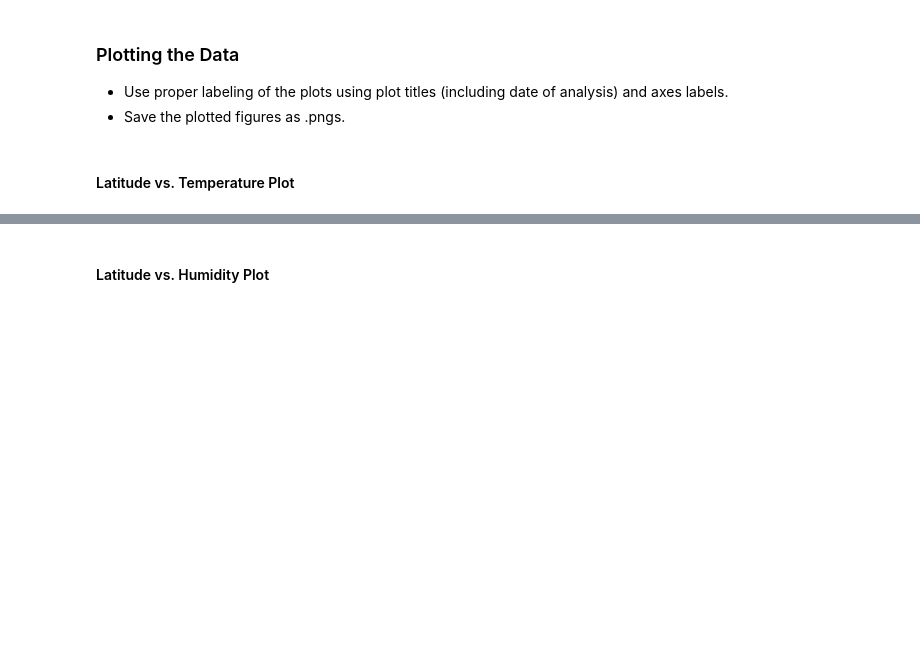
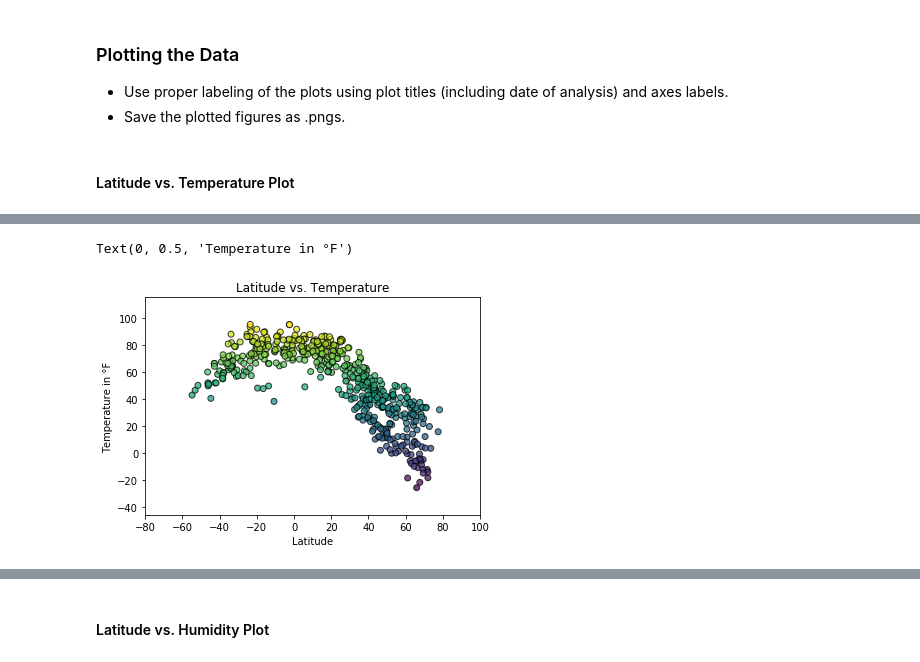
Before and after one commit to DutchDS/Python_API_Challenge, a Jupyter notebook: WeatherPy/WeatherPy.ipynb, the cells around one changed output, grey strips where cells are left out. Saved outputs shown, nothing was run; the diff lists cells and outputs as text; code cells hidden in the pictures; blank space fills up the shorter version.

Commit message:
NOT the plot I was hoping for

```diff
--- a/WeatherPy/WeatherPy.ipynb
+++ b/WeatherPy/WeatherPy.ipynb
@@ -182,0 +152,16 @@ fig
+# %%
+x_values = my_df['Latitude']
+y_values = my_df['Temperature']
+c_values = []
+
+plt.scatter(x_values, y_values, marker="o", c=y_values, edgecolors="black", alpha=0.75)
+
+plt.xlim(-80,100)
+plt.ylim(min(my_df['Temperature'])-20, max(my_df['Temperature'])+20)
+
+plt.title("Latitude vs. Temperature")
+plt.xlabel("Latitude")
+plt.ylabel("Temperature in °F")
+# %% [output]
+Text(0, 0.5, 'Temperature in °F')
+[figure, added]
```
Also changed, not shown: parts of 9 cells of this notebook, 1 other file.
